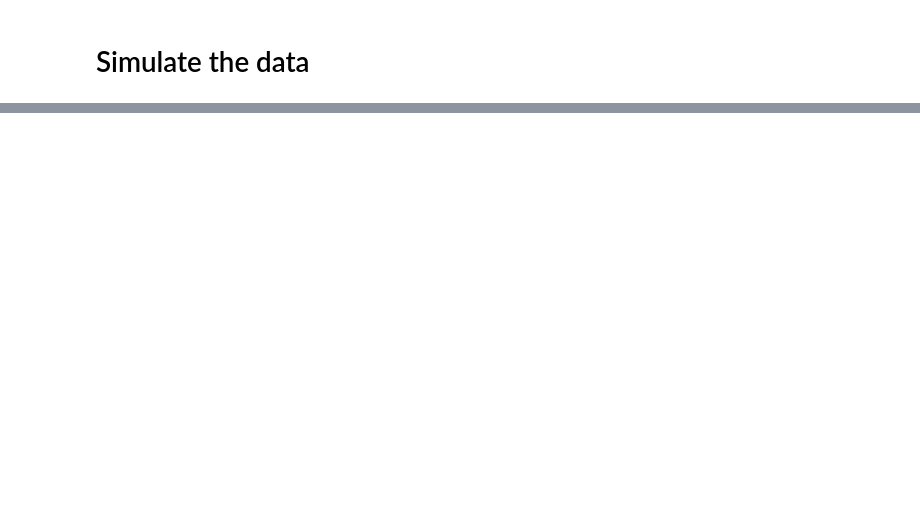
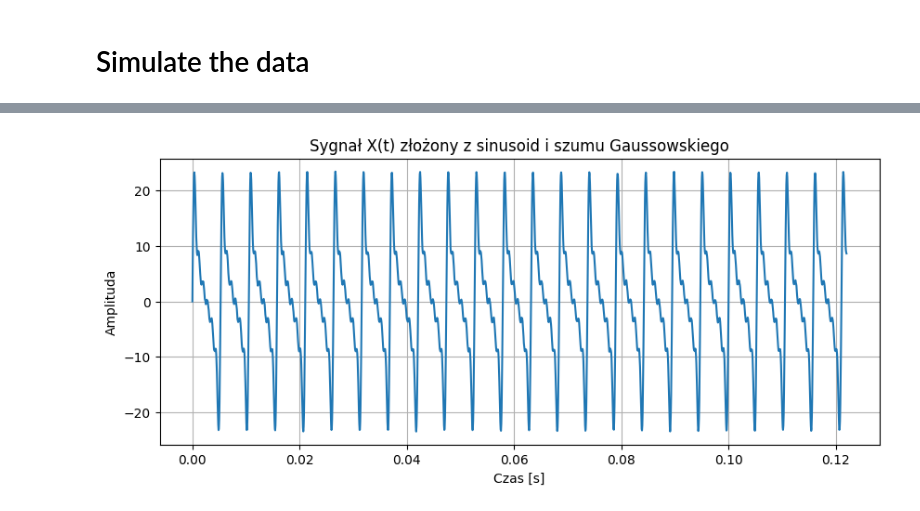
Before and after one commit to MD275996/System-to-identify-anomalies-in-vibration-signals-for-local-damage-detection-in-machines, a Jupyter notebook: dane.ipynb, the cells around one changed output, grey strips where cells are left out. Drawn from its saved outputs; the diff is of its cells as text; code cells hidden in the pictures; blank space fills up the shorter version.

```diff
--- a/dane.ipynb
+++ b/dane.ipynb
@@ -38,0 +80,15 @@ plt.show()
+# %%
+signal_faulty = X_faulty(t,n,A,a,f,sigma,fs)
+
+N= 2000 #wycinek
+
+# Rysunek
+plt.figure(figsize=(10, 4))
+plt.plot(t[:N], signal_faulty[:N])
+plt.xlabel("Czas [s]")
+plt.ylabel("Amplituda")
+plt.title("Sygnał X(t) złożony z sinusoid i szumu Gaussowskiego")
+plt.grid(True)
+plt.show()
+# %% [output]
+[figure, added]
```
Also changed, not shown: parts of 7 cells of this notebook.
